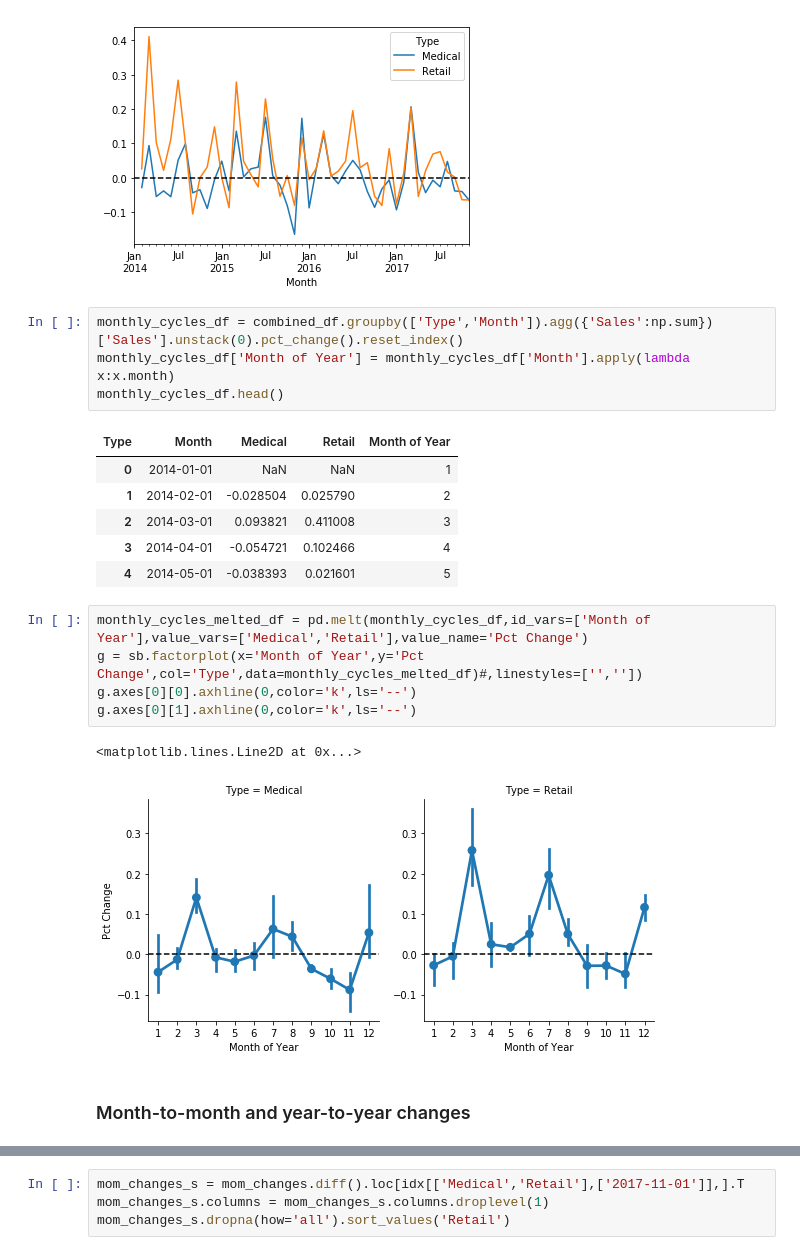
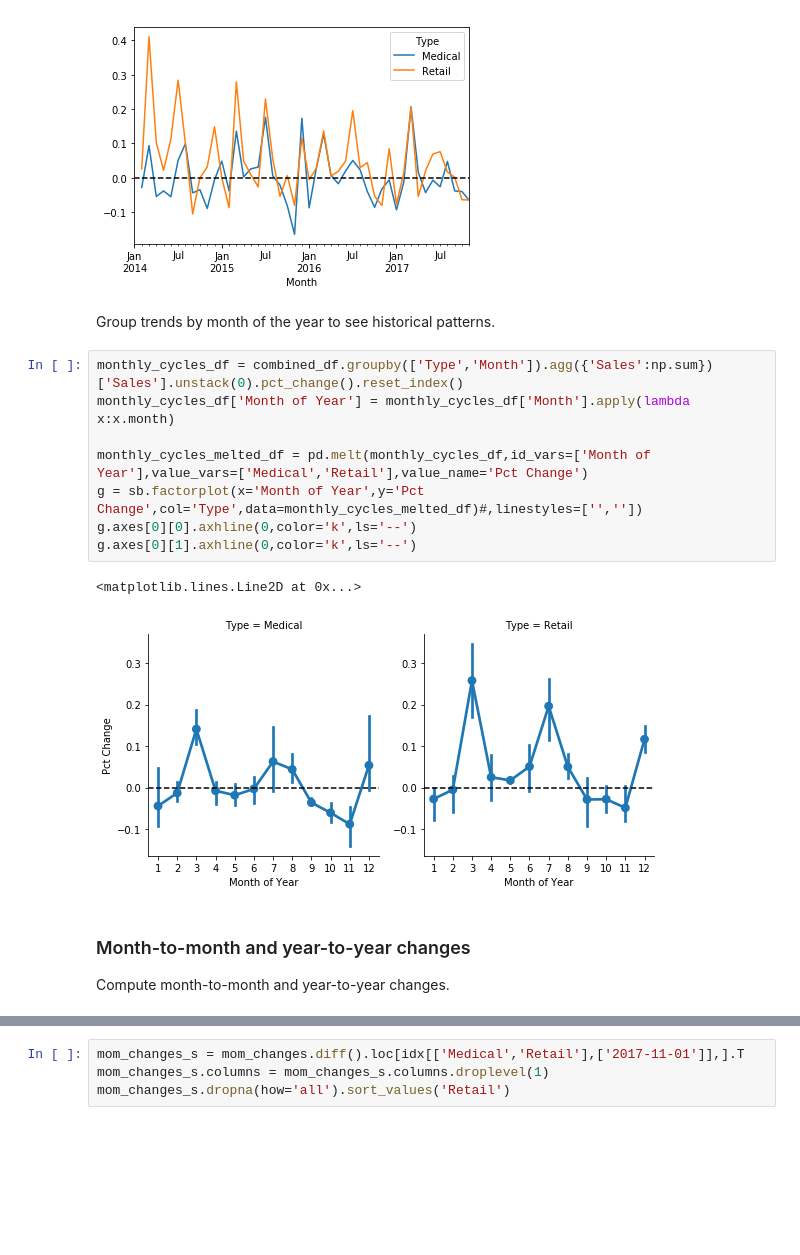
Before and after one commit to brianckeegan/cannabis_data, a Jupyter notebook: CO_Marijuana_Sales_Data.ipynb, the cells around one changed output, grey strips where cells are left out. Drawn from its saved outputs; the diff is of its cells as text; blank space fills up the shorter version.

```diff
--- a/CO_Marijuana_Sales_Data.ipynb
+++ b/CO_Marijuana_Sales_Data.ipynb
@@ -194,27 +195,23 @@ ax.axhline(0,color='k',ls='--')
 # %% [output]
 <matplotlib.lines.Line2D at 0x...>
 [figure]
+# %% [markdown]
+Group trends by month of the year to see historical patterns.
 # %%
 monthly_cycles_df = combined_df.groupby(['Type','Month']).agg({'Sales':np.sum})['Sales'].unstack(0).pct_change().reset_index()
 monthly_cycles_df['Month of Year'] = monthly_cycles_df['Month'].apply(lambda x:x.month)
-monthly_cycles_df.head()
+
+monthly_cycles_melted_df = pd.melt(monthly_cycles_df,id_vars=['Month of Year'],value_vars=['Medical','Retail'],value_name='Pct Change')
+g = sb.factorplot(x='Month of Year',y='Pct Change',col='Type',data=monthly_cycles_melted_df)#,linestyles=['',''])
+g.axes[0][0].axhline(0,color='k',ls='--')
+g.axes[0][1].axhline(0,color='k',ls='--')
 # %% [output]
-| Type | Month | Medical | Retail | Month of Year |
-| 0 | 2014-01-01 | NaN | NaN | 1 |
-| 1 | 2014-02-01 | -0.028504 | 0.025790 | 2 |
-| 2 | 2014-03-01 | 0.093821 | 0.411008 | 3 |
-| 3 | 2014-04-01 | -0.054721 | 0.102466 | 4 |
-| 4 | 2014-05-01 | -0.038393 | 0.021601 | 5 |
+<matplotlib.lines.Line2D at 0x...>
+[figure, added]
-# %%
-monthly_cycles_melted_df = pd.melt(monthly_cycles_df,id_vars=['Month of Year'],value_vars=['Medical','Retail'],value_name='Pct Change')
-g = sb.factorplot(x='Month of Year',y='Pct Change',col='Type',data=monthly_cycles_melted_df)#,linestyles=['',''])
-g.axes[0][0].axhline(0,color='k',ls='--')
-g.axes[0][1].axhline(0,color='k',ls='--')
-# %% [output]
-<matplotlib.lines.Line2D at 0x...>
-[figure, removed]
 # %% [markdown]
 ### Month-to-month and year-to-year changes
+
+Compute month-to-month and year-to-year changes.
 # %%
 # Changes since last month
 mom_changes = wide_df.loc[idx[['Medical','Retail'],['2017-10-01','2017-11-01']],:]
```
Also changed, not shown: parts of 10 cells of this notebook.
